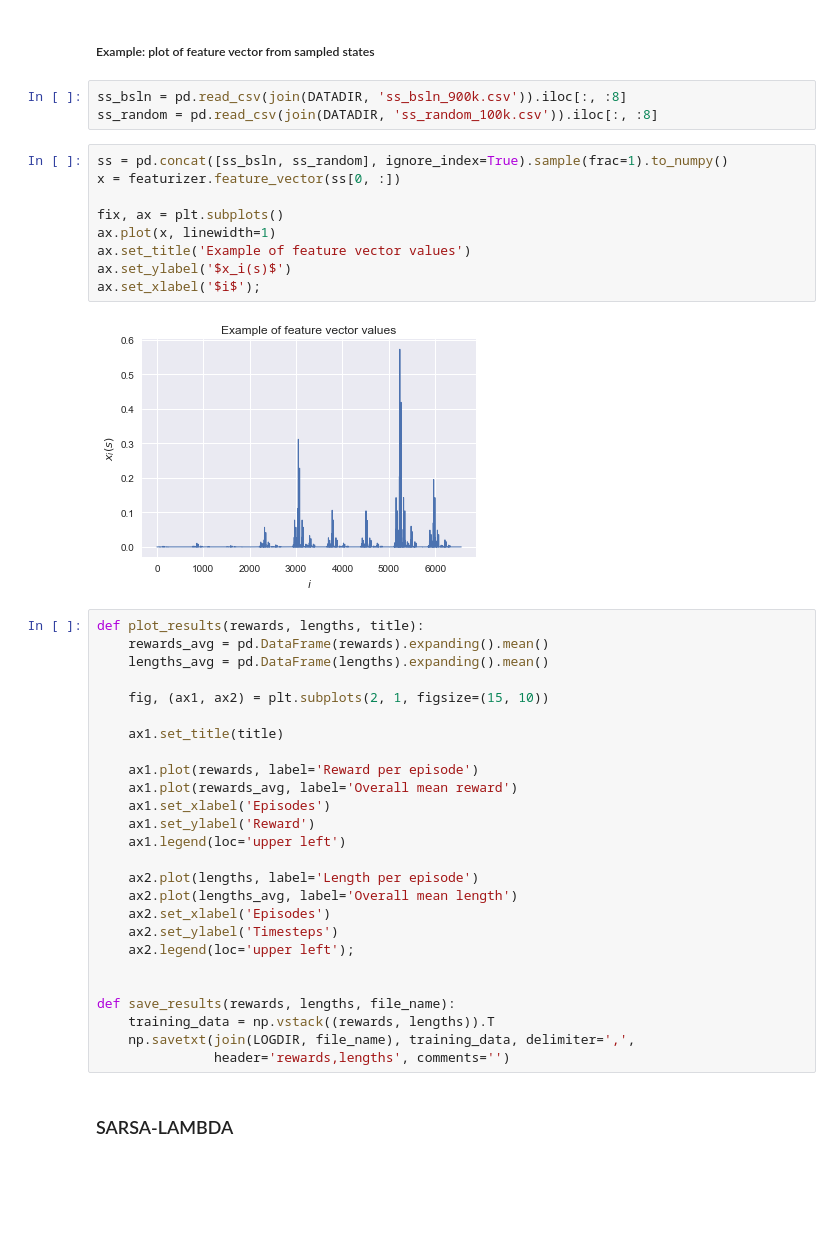
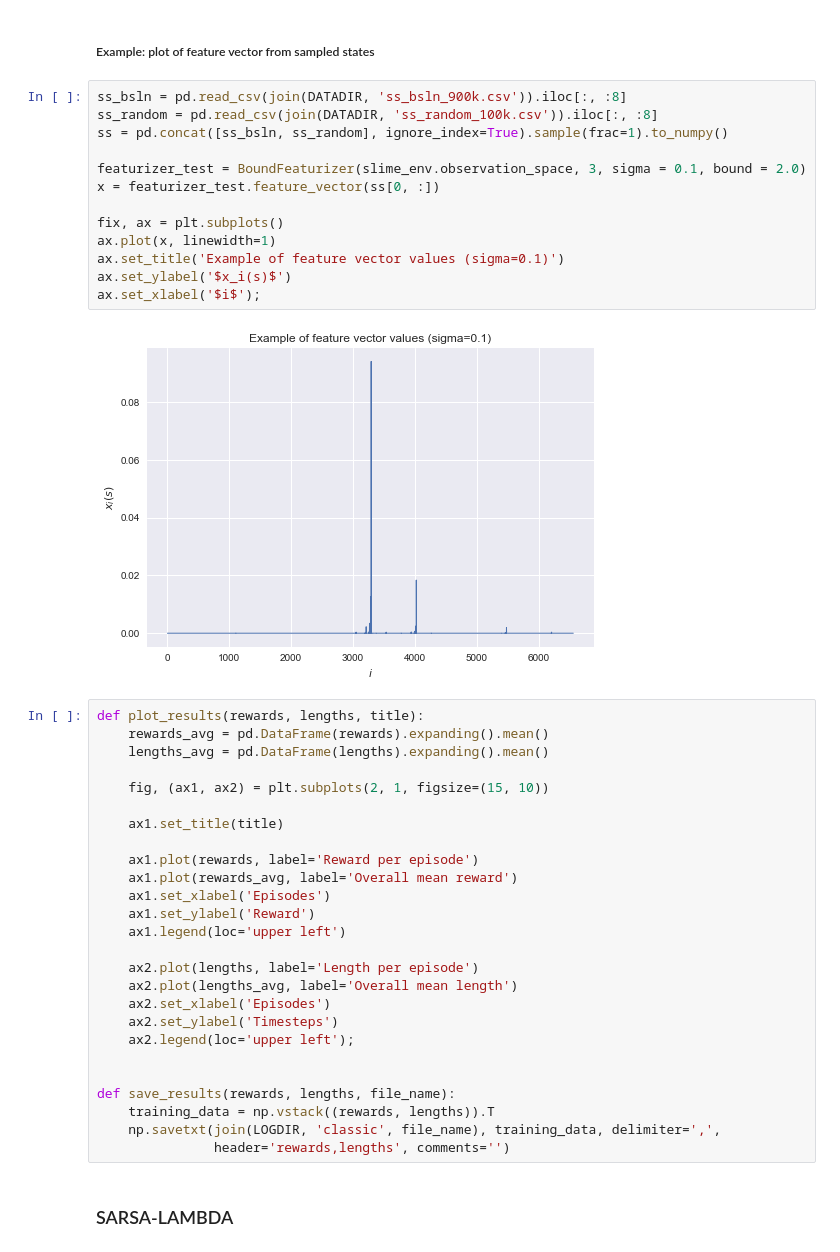
Before and after one commit to andreszpt/rl-slimevolley, a Jupyter notebook: src/classic_algorithms.ipynb, the cells around one changed output. Cells and saved outputs as stored; diff of their text form; blank space fills up the shorter version.

Commit message:
All tests from classic algorithms

```diff
--- a/src/classic_algorithms.ipynb
+++ b/src/classic_algorithms.ipynb
@@ -56,19 +76,20 @@ featurizer = BoundFeaturizer(slime_env.observation_space, 3, sigma = 0.2, bound
 # %% [markdown]
 ##### Example: plot of feature vector from sampled states
-# %%
-ss_bsln = pd.read_csv(join(DATADIR, 'ss_bsln_900k.csv')).iloc[:, :8]
-ss_random = pd.read_csv(join(DATADIR, 'ss_random_100k.csv')).iloc[:, :8]
 # %%
+ss_bsln = pd.read_csv(join(DATADIR, 'ss_bsln_900k.csv')).iloc[:, :8]
+ss_random = pd.read_csv(join(DATADIR, 'ss_random_100k.csv')).iloc[:, :8]
 ss = pd.concat([ss_bsln, ss_random], ignore_index=True).sample(frac=1).to_numpy()
-x = featurizer.feature_vector(ss[0, :])
+
+featurizer_test = BoundFeaturizer(slime_env.observation_space, 3, sigma = 0.1, bound = 2.0)
+x = featurizer_test.feature_vector(ss[0, :])
 
 fix, ax = plt.subplots()
 ax.plot(x, linewidth=1)
-ax.set_title('Example of feature vector values')
+ax.set_title('Example of feature vector values (sigma=0.1)')
 ax.set_ylabel('$x_i(s)$')
 ax.set_xlabel('$i$');
 # %% [output]
-[figure, old version]
+[figure, new version]
 # %%
 def plot_results(rewards, lengths, title):
     rewards_avg = pd.DataFrame(rewards).expanding().mean()
@@ -93,7 +114,7 @@ def plot_results(rewards, lengths, title):
 
 def save_results(rewards, lengths, file_name):
     training_data = np.vstack((rewards, lengths)).T
-    np.savetxt(join(LOGDIR, file_name), training_data, delimiter=',',
+    np.savetxt(join(LOGDIR, 'classic', file_name), training_data, delimiter=',',
                header='rewards,lengths', comments='')
 # %% [markdown]
 ### SARSA-LAMBDA
```
Also changed, not shown: parts of 92 cells of this notebook, 46 other files.
